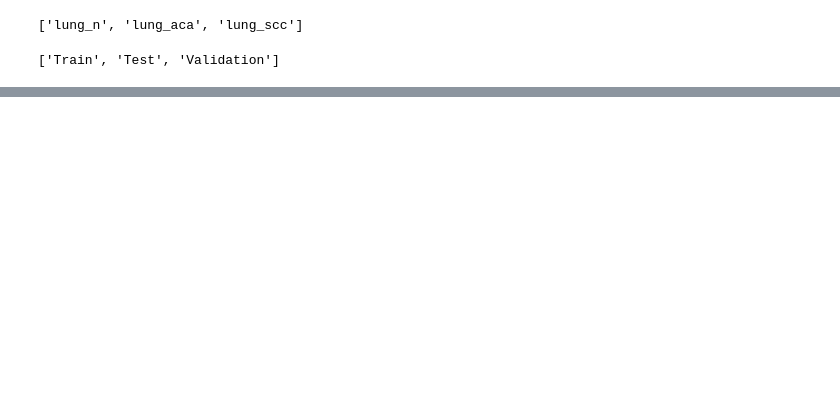
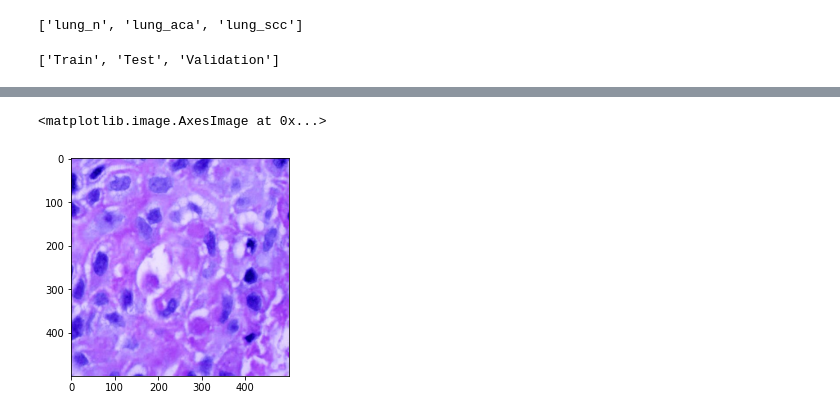
Before and after one commit to bedanga92/Research-Project, a Jupyter notebook: AlexNet/AlexNet.ipynb, the cells around one changed output, grey strips where cells are left out. Cells and saved outputs as stored; diff of their text form; code cells hidden in the pictures; blank space fills up the shorter version.

```diff
--- a/AlexNet/AlexNet.ipynb
+++ b/AlexNet/AlexNet.ipynb
@@ -81,0 +106,6 @@ for i in range(len(dir_class)):
+# %%
+img_scc = cv2.cvtColor(cv2.imread(path+'lung_scc/'+lung_scc_lst[30]),cv2.COLOR_BGR2RGB)
+plt.imshow(img_scc)
+# %% [output]
+<matplotlib.image.AxesImage at 0x...>
+[figure, added]
```
Also changed, not shown: parts of 18 cells of this notebook, 1 other file.
